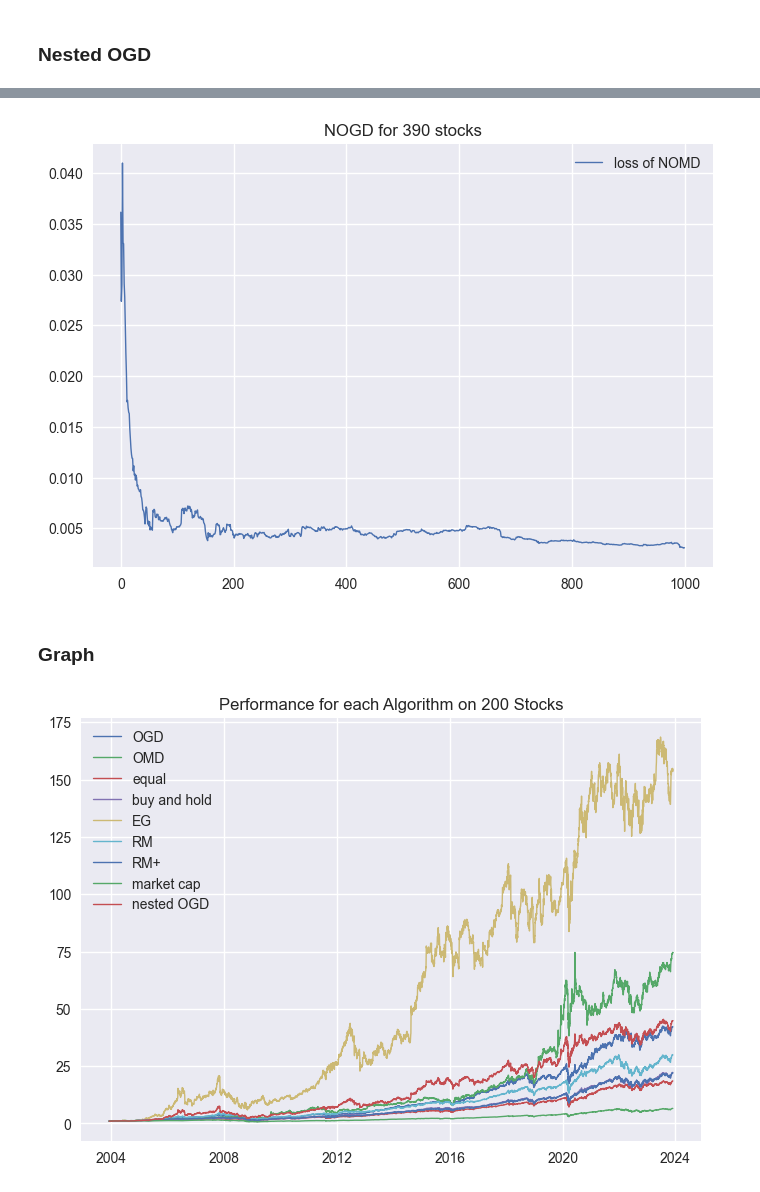
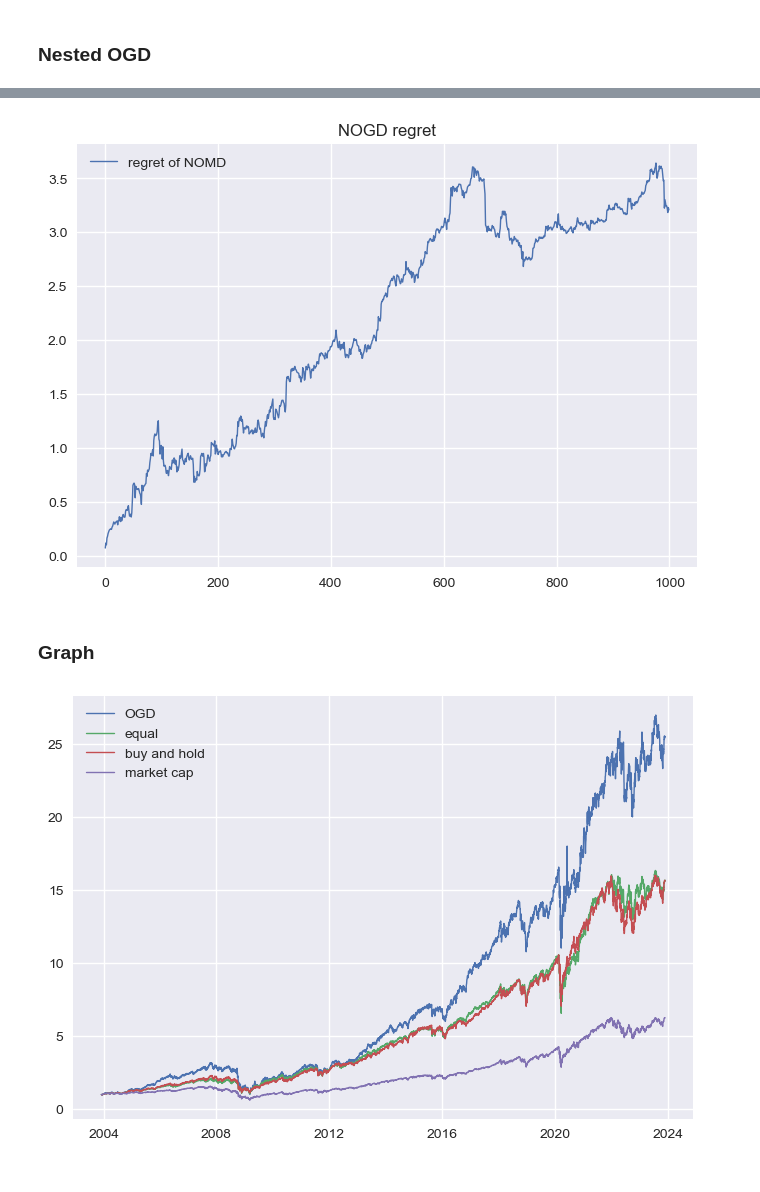
Before and after one commit to Terry-Xu-666/4530_projrct, a Jupyter notebook: OnlineLearning.ipynb, the cells around one changed output, grey strips where cells are left out. Cells and saved outputs as stored; diff of their text form; code cells hidden in the pictures.

```diff
--- a/OnlineLearning.ipynb
+++ b/OnlineLearning.ipynb
@@ -9,12 +9,10 @@ plt.style.use('seaborn')
 # %% [markdown]
 ### Data load
 # %%
-NUM = 200
-
 # df_ori = pd.read_csv('./data/adjclose_10.csv', sep=',')
 # df_ori['cash'] = 1
 # df_ori = pd.read_csv('./data/adjclose_100.csv', sep=',')
-df_ori = pd.read_csv('./data/adjclose_200.csv', sep=',')
-# df_ori = pd.read_csv('./data/adjclose_390.csv', sep=',')
+# df_ori = pd.read_csv('./data/adjclose_200.csv', sep=',')
+df_ori = pd.read_csv('./data/adjclose_390.csv', sep=',')
 df_ori.head()
 # %% [output]
@@ -622,5 +588,6 @@ arr_stg_MC=share
 ret=np.sum(df_num[:,:-1]*share[:-1,:],axis=1)
 ret_MC=ret+1
 arr_pfl_MC=np.cumprod(1+ret)
-arr_stg_MC.shape
+arr_pfl_MC=np.insert(arr_pfl_MC,0,1)
+arr_pfl_MC.shape
 # %% [output]
@@ -722,30 +713,31 @@ plt.show()
 # %%
 plt.figure()
-plt.plot(avg_regret_OMD[:1000], linewidth=1, label='loss of NOMD')
+plt.plot(acu_regret_OMD[:1000], linewidth=1, label='regret of NOMD')
 plt.legend(loc='best')
-#plt.savefig('./result/OMD_for_390 stocks.png',bbox_inches='tight')
-plt.title('NOGD for 390 stocks')
+
+plt.title('NOGD regret')
+plt.savefig('./result/algos_part/NOMD_regretfor_390 stocks.png',bbox_inches='tight')
 plt.show()
 # %% [output]
-[figure, old version]
+[figure, new version]
 # %% [markdown]
 ### Graph
 # %%
 plt.figure()
 plt.plot(df.index, arr_pfl_OGD[:-1], linewidth=1, label='OGD')
-plt.plot(df.index, arr_pfl_OMD[:-1], linewidth=1, label='OMD')
+# plt.plot(df.index, arr_pfl_OMD[:-1], linewidth=1, label='OMD')
 # plt.plot(df.index, arr_BCRP[1:], linewidth=1, label='BCRP')
 plt.plot(df.index,arr_equal[:-1], linewidth=1, label='equal')
-# #plt.plot(df.index, arr_pfl_up, linewidth=1, label='up')
+#plt.plot(df.index, arr_pfl_up, linewidth=1, label='up')
 plt.plot(df.index, arr_pfl_BH[:-1], linewidth=1, label='buy and hold')
-plt.plot(df.index, arr_pfl_EG[:-1], linewidth=1, label='EG')
-plt.plot(df.index,arr_pfl_RM[:-1], linewidth=1, label='RM')
-plt.plot(df.index,arr_pfl_RMPLUS[:-1], linewidth=1, label='RM+')
-plt.plot(df.index,arr_pfl_MC, linewidth=1, label='market cap')
-plt.plot(df.index,arr_pfl_NOGD[:-1], linewidth=1, label='nested OGD')
+# plt.plot(df.index, arr_pfl_EG[:-1], linewidth=1, label='EG')
+# plt.plot(df.index,arr_pfl_RM[:-1], linewidth=1, label='RM')
+# plt.plot(df.index,arr_pfl_RMPLUS[:-1], linewidth=1, label='RM+')
+plt.plot(df.index,arr_pfl_MC[:-1], linewidth=1, label='market cap')
+# plt.plot(df.index,arr_pfl_NOGD[:-1], linewidth=1, label='nested OGD')
 plt.legend(loc='best')
-plt.title('Performance for each Algorithm on %s Stocks' % (NUM))
-plt.savefig('./result/my_figure_%s.png' % (NUM),bbox_inches='tight')
+plt.savefig('./result/OGD_part/OGD_perfo_390stocks.png',bbox_inches='tight')
+# plt.savefig('./result/discussion/all_algo_perfo_390stocks.png',bbox_inches='tight')
 plt.show()
 # %% [output]
-[figure, old version]
+[figure, new version]
```
Also changed, not shown: parts of 31 cells of this notebook.
